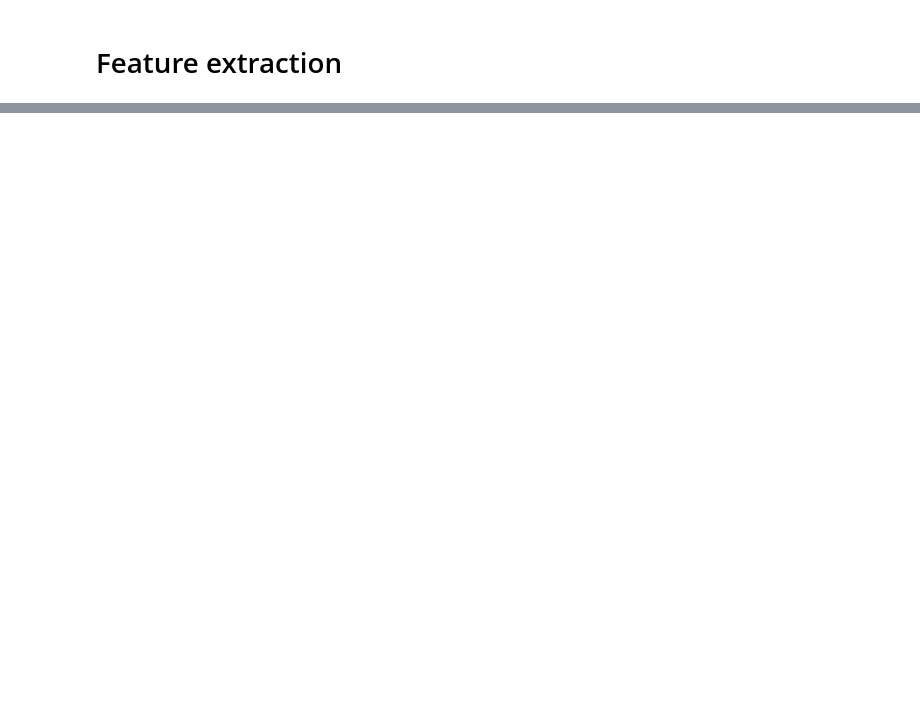
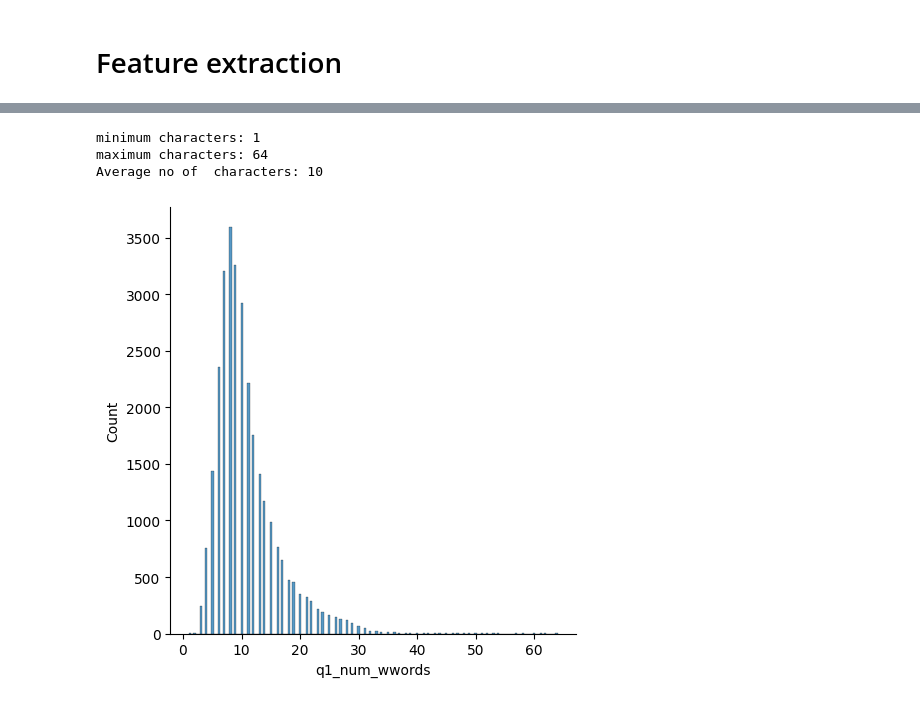
Before and after one commit to Saransh-Basu-01/Quora-Question-Pairs, a Jupyter notebook: Quora Question Pairs.ipynb, the cells around one changed output, grey strips where cells are left out. Cells and saved outputs as stored; diff of their text form; code cells hidden in the pictures; blank space fills up the shorter version.

```diff
--- a/Quora Question Pairs.ipynb
+++ b/Quora Question Pairs.ipynb
@@ -273,0 +296,10 @@ new_df.head()
+# %%
+sns.displot(new_df['q1_num_wwords'])
+print("minimum characters:",new_df['q1_num_wwords'].min())
+print("maximum characters:",new_df['q1_num_wwords'].max())
+print("Average no of  characters:",int(new_df['q1_num_wwords'].mean()))
+# %% [output]
+minimum characters: 1
+maximum characters: 64
+Average no of  characters: 10
+[figure, added]
```
Also changed, not shown: parts of 4 cells of this notebook.
